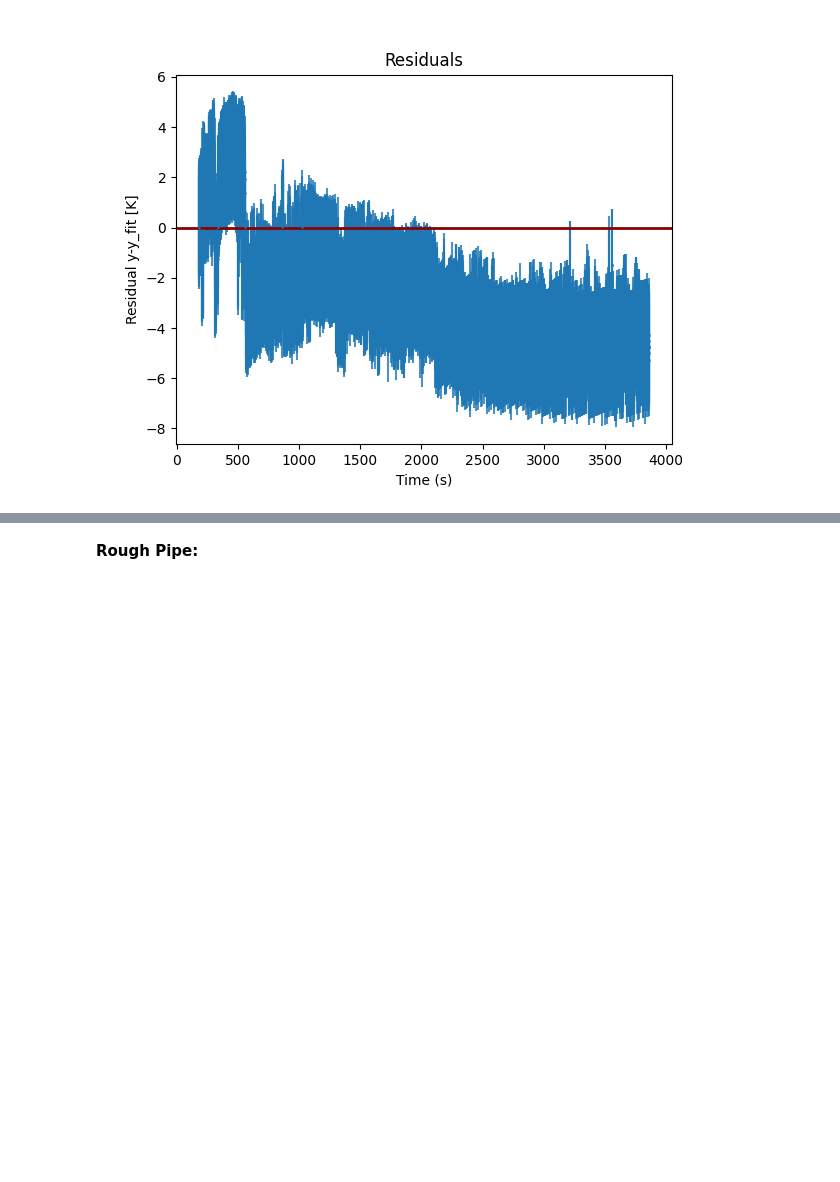
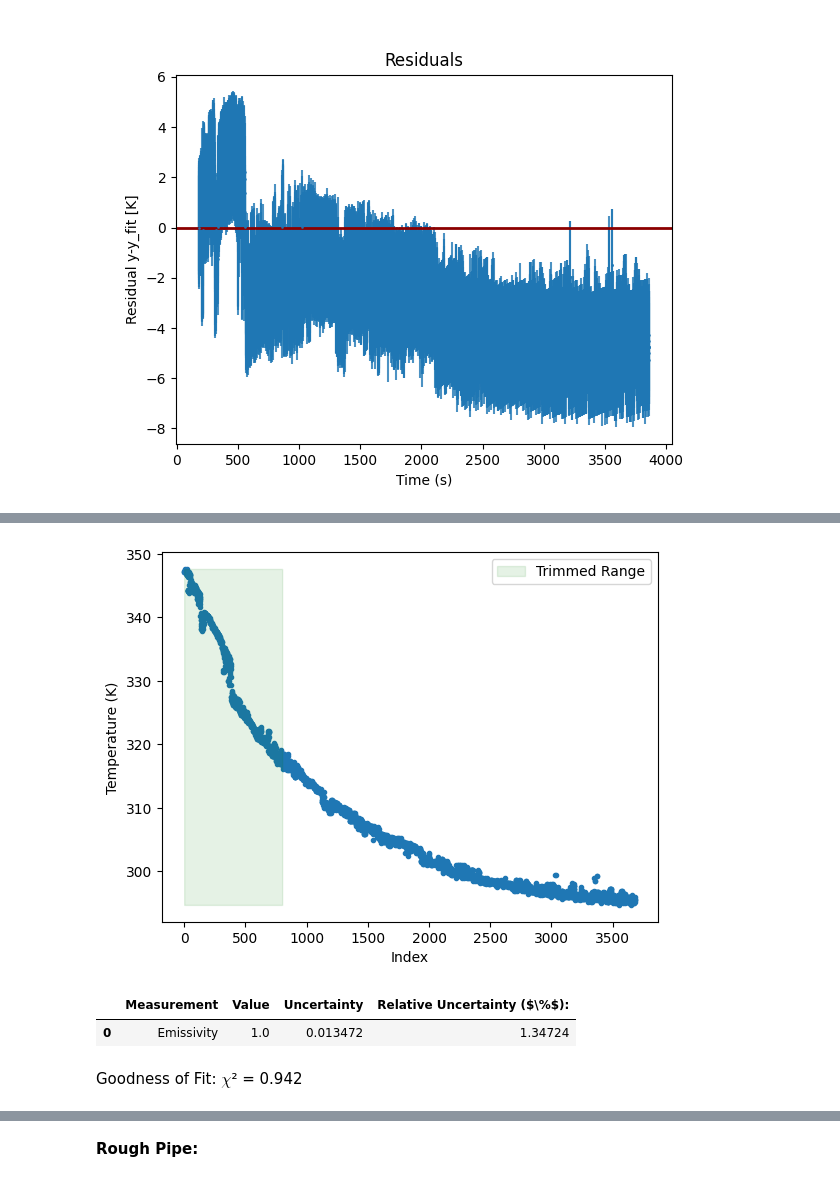
Before and after one commit to mufaro3/physics-229, a Jupyter notebook: Experiment 1 - Cooling.ipynb, the cells around one changed output, grey strips where cells are left out. Saved outputs shown, nothing was run; the diff lists cells and outputs as text; code cells hidden in the pictures; blank space fills up the shorter version.

```diff
--- a/Experiment 1 - Cooling.ipynb
+++ b/Experiment 1 - Cooling.ipynb
@@ -880,0 +1005,16 @@ display(round_1_lacquered.results.autofit_residuals_graph)
+# %%
+round_1_lacquered_refitted_2 = PipeExperiment(
+    raw_data = round_1_lacquered.data,
+    emissivity_guess = 0.8,
+    pipe = materials.lacquered_pipe,
+    trim_range = (0,800),
+    plot = True
+)
+# %% [output]
+[figure, added]
+# %%
+round_1_lacquered_refitted_2.perform_fit()
+# %% [output]
+|  | Measurement | Value | Uncertainty | Relative Uncertainty ($\%$): |
+| 0 | Emissivity | 1.0 | 0.013472 | 1.34724 |
+Goodness of Fit: $\chi$² = 0.942
```
Also changed, not shown: parts of 62 cells of this notebook, 19 other files.
